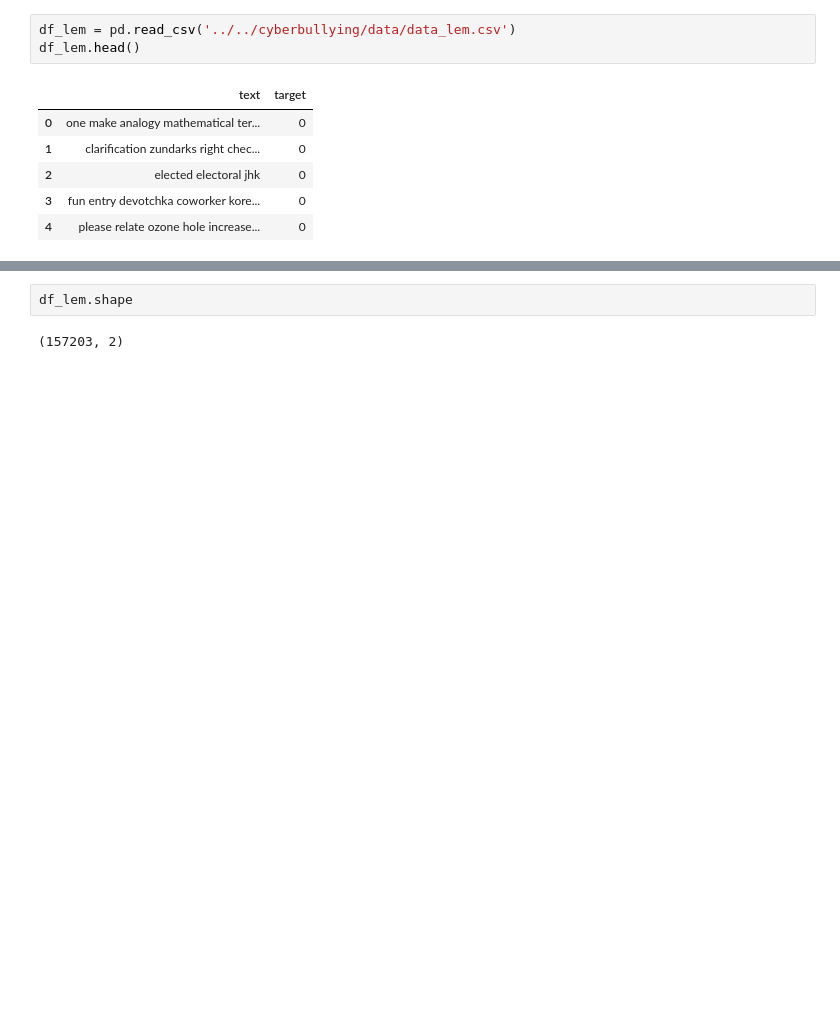
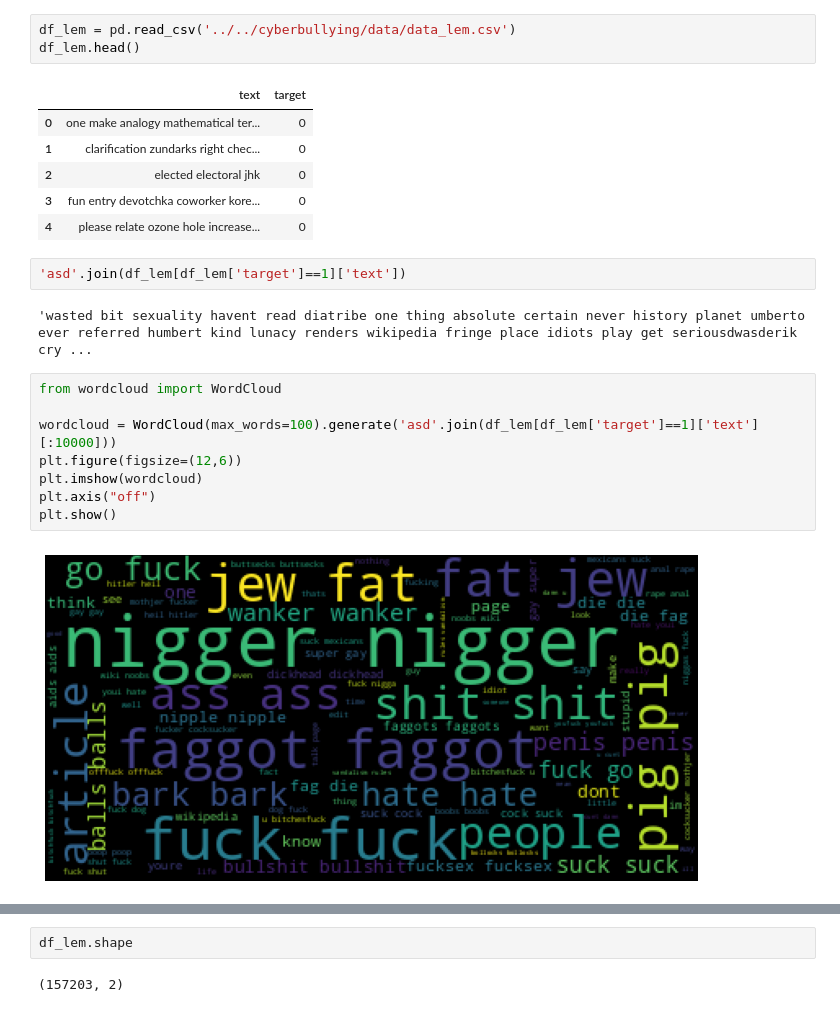
Before and after one commit to juanpedrobesenyi/cyberbullying, a Jupyter notebook: notebooks/pjcopado/machine_learning_model_tunned.ipynb, the cells around one changed output, grey strips where cells are left out. Drawn from its saved outputs; the diff is of its cells as text; blank space fills up the shorter version.

```diff
--- a/notebooks/pjcopado/machine_learning_model_tunned.ipynb
+++ b/notebooks/pjcopado/machine_learning_model_tunned.ipynb
@@ -28,3 +29,17 @@ df_lem.head()
 | 2 | elected electoral jhk | 0 |
 | 3 | fun entry devotchka coworker kore... | 0 |
 | 4 | please relate ozone hole increase... | 0 |
+# %%
+'asd'.join(df_lem[df_lem['target']==1]['text'])
+# %% [output]
+'wasted bit sexuality havent read diatribe one thing absolute certain never history planet umberto ever referred humbert kind lunacy renders wikipedia fringe place idiots play get seriousdwasderik cry ...
+# %%
+from wordcloud import WordCloud
+
+wordcloud = WordCloud(max_words=100).generate('asd'.join(df_lem[df_lem['target']==1]['text'][:10000]))
+plt.figure(figsize=(12,6))
+plt.imshow(wordcloud)
+plt.axis("off")
+plt.show()
+# %% [output]
+[figure, added]
```
Also changed, not shown: parts of 66 cells of this notebook, 1 other file.
